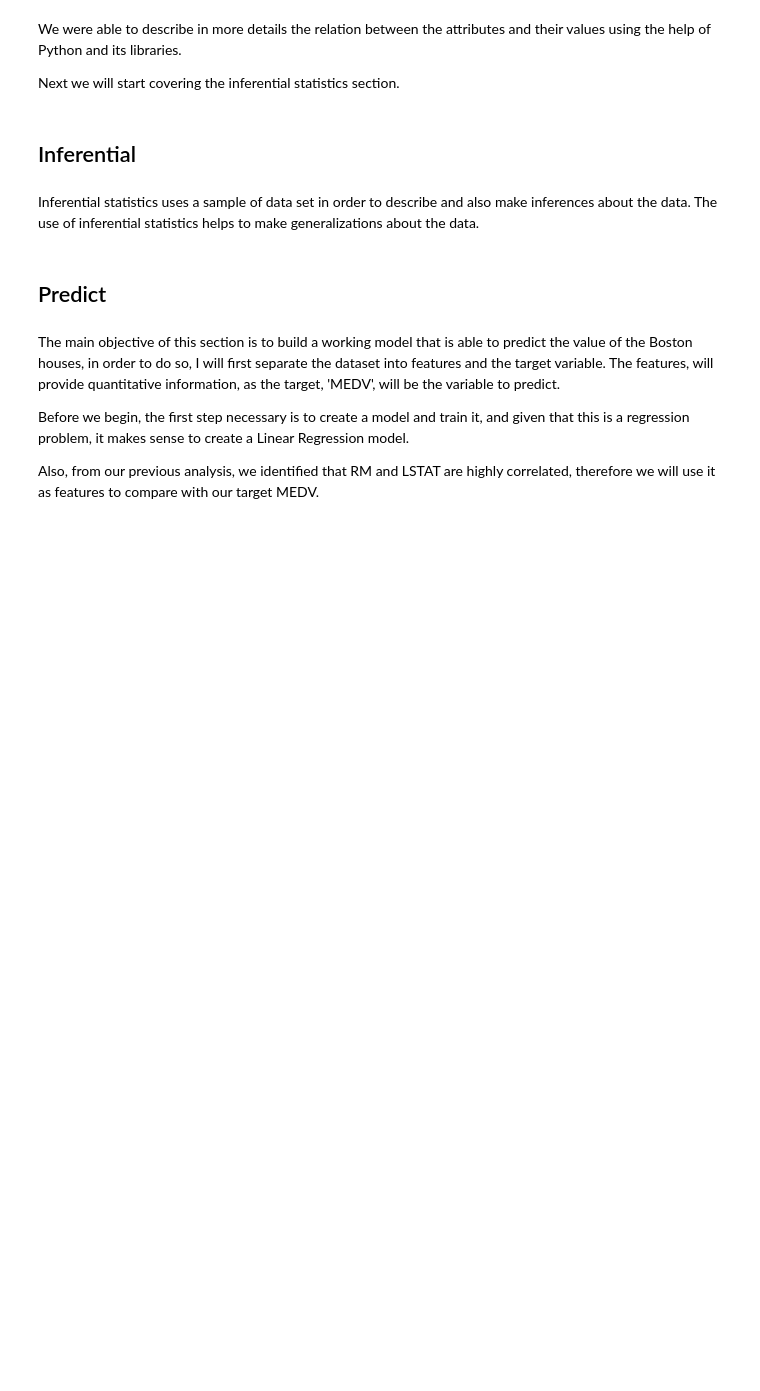
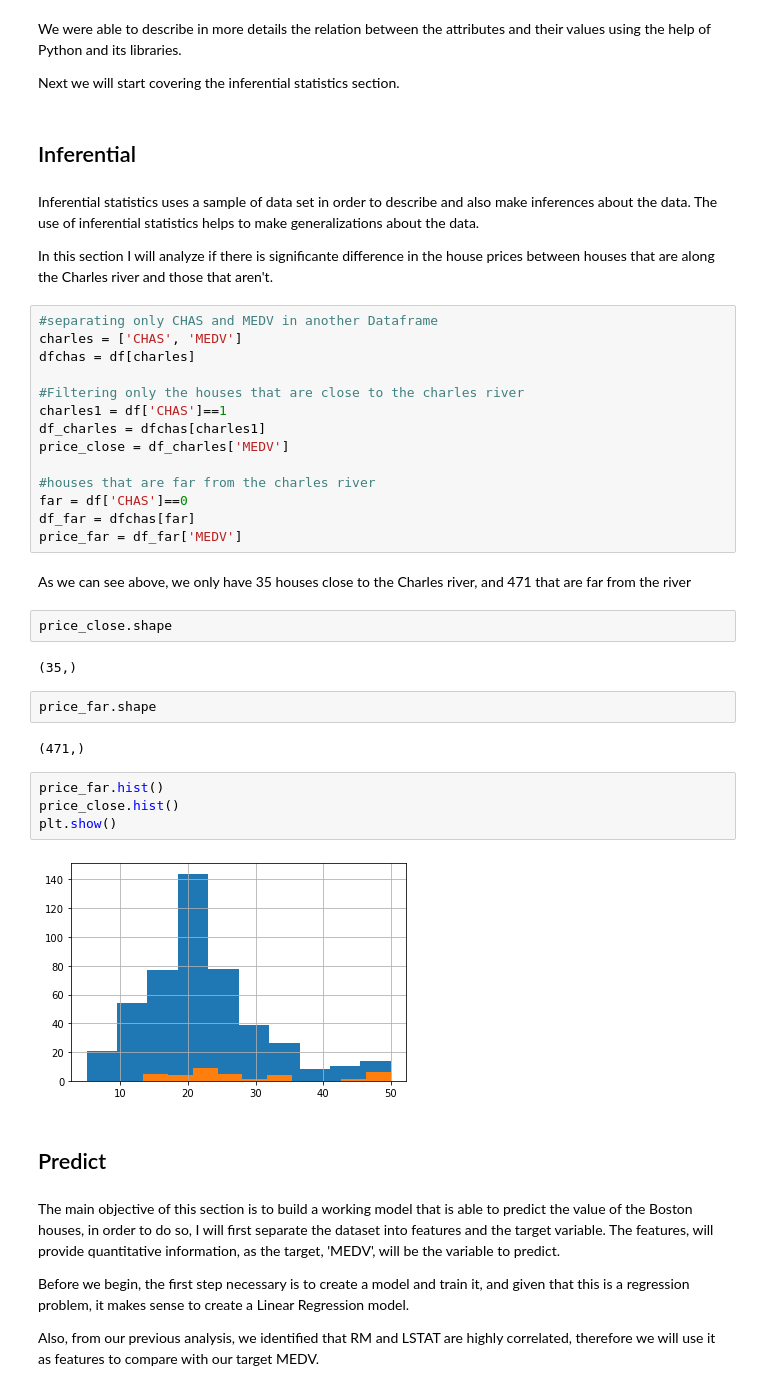
Before and after one commit to strokk/machine-learning-project-2019, a Jupyter notebook: boston-housing.ipynb, the cells around one changed output. Drawn from its saved outputs; the diff is of its cells as text; blank space fills up the shorter version.

```diff
--- a/boston-housing.ipynb
+++ b/boston-housing.ipynb
@@ -171,6 +171,38 @@ Next we will start covering the inferential statistics section.
 ## Inferential
 # %% [markdown]
 Inferential statistics uses a sample of data set in order to describe and also make inferences about the data. The use of inferential statistics helps to make generalizations about the data.
+
+In this section I will analyze if there is significante difference in the house prices between houses that are along the Charles river and those that aren't.
+# %%
+#separating only CHAS and MEDV in another Dataframe
+charles = ['CHAS', 'MEDV']
+dfchas = df[charles]
+
+#Filtering only the houses that are close to the charles river
+charles1 = df['CHAS']==1
+df_charles = dfchas[charles1]
+price_close = df_charles['MEDV']
+
+#houses that are far from the charles river
+far = df['CHAS']==0
+df_far = dfchas[far]
+price_far = df_far['MEDV']
+# %% [markdown]
+As we can see above, we only have 35 houses close to the Charles river, and 471 that are far from the river
+# %%
+price_close.shape
+# %% [output]
+(35,)
+# %%
+price_far.shape
+# %% [output]
+(471,)
+# %%
+price_far.hist()
+price_close.hist()
+plt.show()
+# %% [output]
+[figure, added]
 # %% [markdown]
 ## Predict
 # %% [markdown]
```
Also changed, not shown: parts of 2 cells of this notebook, 1 other file.
